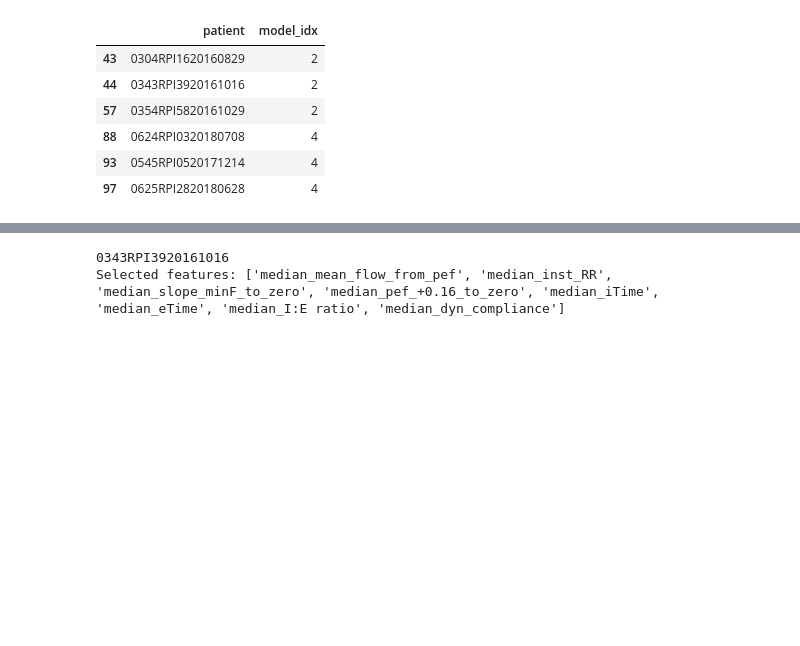
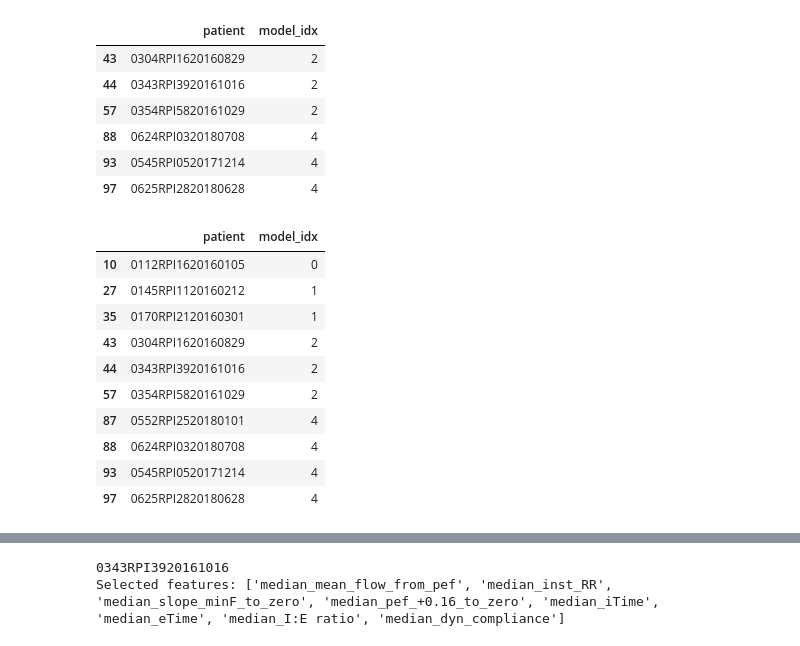
Before and after one commit to hahnicity/ardsdetection, a Jupyter notebook: shap.ipynb, the cells around one changed output, grey strips where cells are left out. Saved outputs shown, nothing was run; the diff lists cells and outputs as text; code cells hidden in the pictures; blank space fills up the shorter version.

```diff
--- a/shap.ipynb
+++ b/shap.ipynb
@@ -115,3 +117,17 @@ patients_with_very_high_confidence
 | 88 | 0624RPI0320180708 | 4 |
 | 93 | 0545RPI0520171214 | 4 |
 | 97 | 0625RPI2820180628 | 4 |
+# %%
+patients_with_high_confidence
+# %% [output]
+|  | patient | model_idx |
+| 10 | 0112RPI1620160105 | 0 |
+| 27 | 0145RPI1120160212 | 1 |
+| 35 | 0170RPI2120160301 | 1 |
+| 43 | 0304RPI1620160829 | 2 |
+| 44 | 0343RPI3920161016 | 2 |
+| 57 | 0354RPI5820161029 | 2 |
+| 87 | 0552RPI2520180101 | 4 |
+| 88 | 0624RPI0320180708 | 4 |
+| 93 | 0545RPI0520171214 | 4 |
+| 97 | 0625RPI2820180628 | 4 |
```
Also changed, not shown: parts of 8 cells of this notebook, 1 other file.
